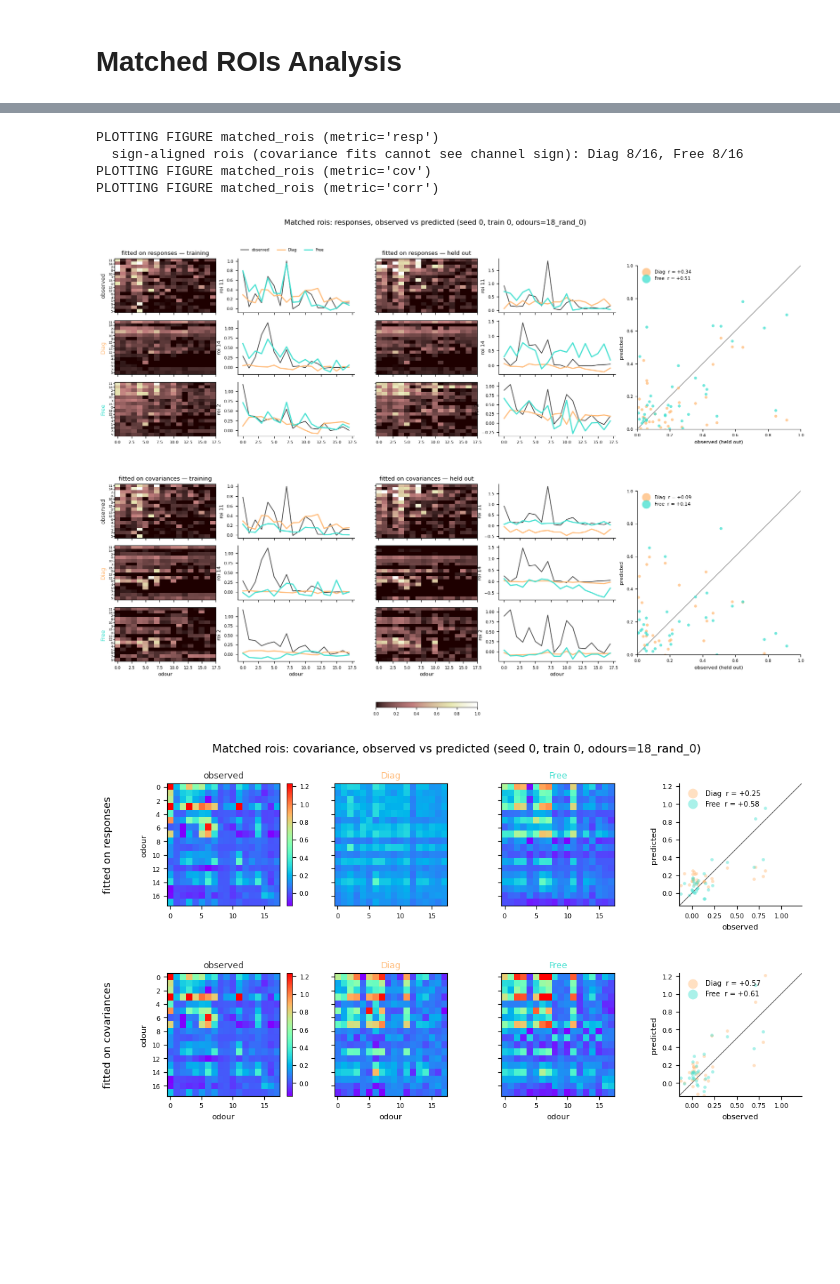
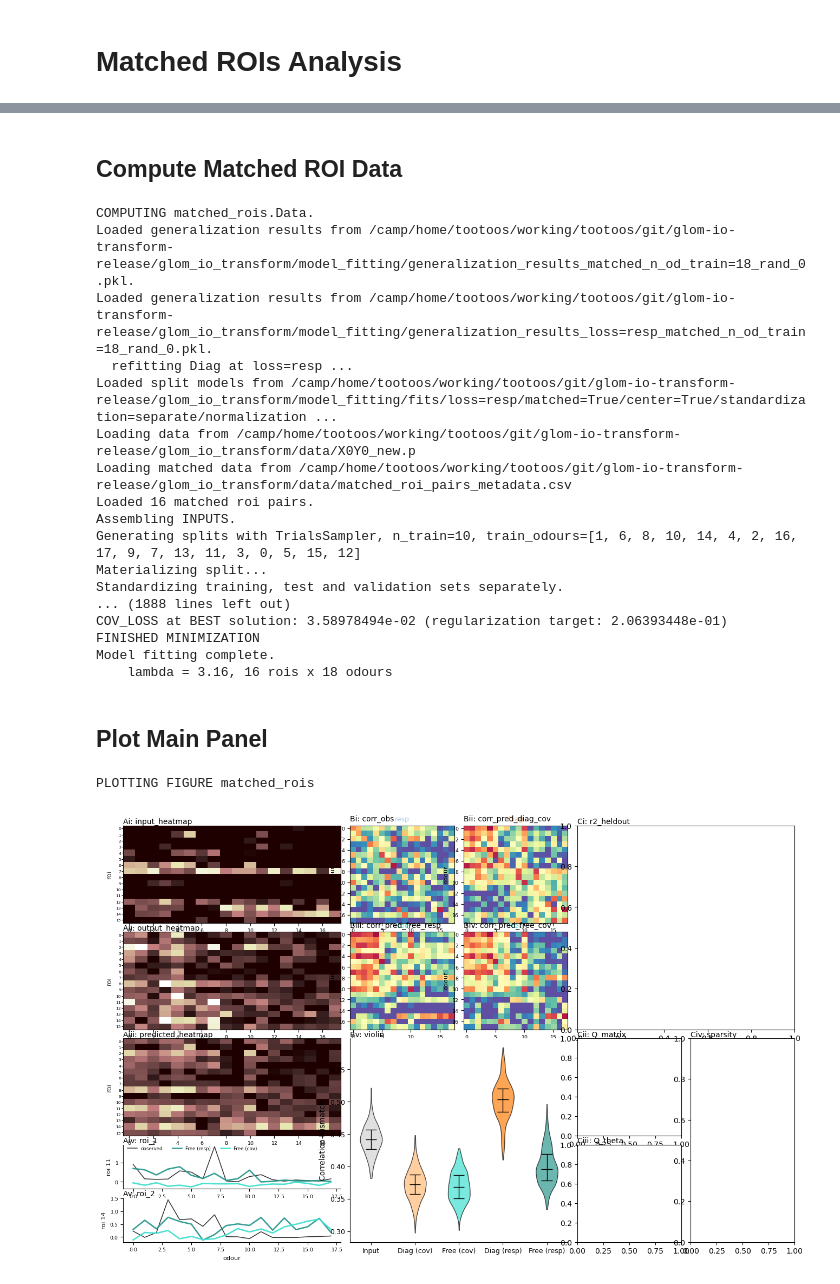
Before and after one commit to stootoon/glom-io-transform-release, a Jupyter notebook: glom_io_transform/analysis/fig_driver.ipynb, the cells around one changed output, grey strips where cells are left out. Saved outputs shown, nothing was run; the diff lists cells and outputs as text; code cells hidden in the pictures; blank space fills up the shorter version.

Commit message:
Match_roi plot with violin plots.

```diff
--- a/glom_io_transform/analysis/fig_driver.ipynb
+++ b/glom_io_transform/analysis/fig_driver.ipynb
@@ -191,12 +160,35 @@ Model fitting complete.
+# %% [markdown]
+## Compute Matched ROI Data
+# %%
+
+matched_rois_data = compute_matched_rois.Data().compute(n_od_train="18_rand_0")
+# %% [output]
+COMPUTING matched_rois.Data.
+Loaded generalization results from /camp/home/tootoos/working/tootoos/git/glom-io-transform-release/glom_io_transform/model_fitting/generalization_results_matched_n_od_train=18_rand_0.pkl.
+Loaded generalization results from /camp/home/tootoos/working/tootoos/git/glom-io-transform-release/glom_io_transform/model_fitting/generalization_results_loss=resp_matched_n_od_train=18_rand_0.pkl.
+  refitting Diag at loss=resp ...
+Loaded split models from /camp/home/tootoos/working/tootoos/git/glom-io-transform-release/glom_io_transform/model_fitting/fits/loss=resp/matched=True/center=True/standardization=separate/normalization ...
+Loading data from /camp/home/tootoos/working/tootoos/git/glom-io-transform-release/glom_io_transform/data/X0Y0_new.p
+Loading matched data from /camp/home/tootoos/working/tootoos/git/glom-io-transform-release/glom_io_transform/data/matched_roi_pairs_metadata.csv
+Loaded 16 matched roi pairs.
+Assembling INPUTS.
+Generating splits with TrialsSampler, n_train=10, train_odours=[1, 6, 8, 10, 14, 4, 2, 16, 17, 9, 7, 13, 11, 3, 0, 5, 15, 12]
+Materializing split...
+Standardizing training, test and validation sets separately.
+... (1888 lines left out)
+COV_LOSS at BEST solution: 3.58978494e-02 (regularization target: 2.06393448e-01)
+FINISHED MINIMIZATION
+Model fitting complete.
+    lambda = 3.16, 16 rois x 18 odours
+# %% [markdown]
+## Plot Main Panel
 # %%
+from glom_io_transform.model_fitting import proc_fit_models as proc_fit_models; reload(proc_fit_models)
 from glom_io_transform.analysis.figures import figures as fig_figures; reload(fig_figures)
 from glom_io_transform.analysis.figures import matched_rois as fig_matched_rois; reload(fig_matched_rois)
-for metric in ["resp", "cov", "corr"]:
-    fig_matched_rois.Supp.plot(matched_rois_data, metric=metric)
+
+figure(figsize=(16, 10))
+fig_matched_rois.Main.plot(matched_rois_data);
 # %% [output]
-PLOTTING FIGURE matched_rois (metric='resp')
-  sign-aligned rois (covariance fits cannot see channel sign): Diag 8/16, Free 8/16
-PLOTTING FIGURE matched_rois (metric='cov')
-PLOTTING FIGURE matched_rois (metric='corr')
+PLOTTING FIGURE matched_rois
-[figure, old version]
+[figure, new version]
-[figure, removed]
```
Also changed, not shown: parts of 7 cells of this notebook.
